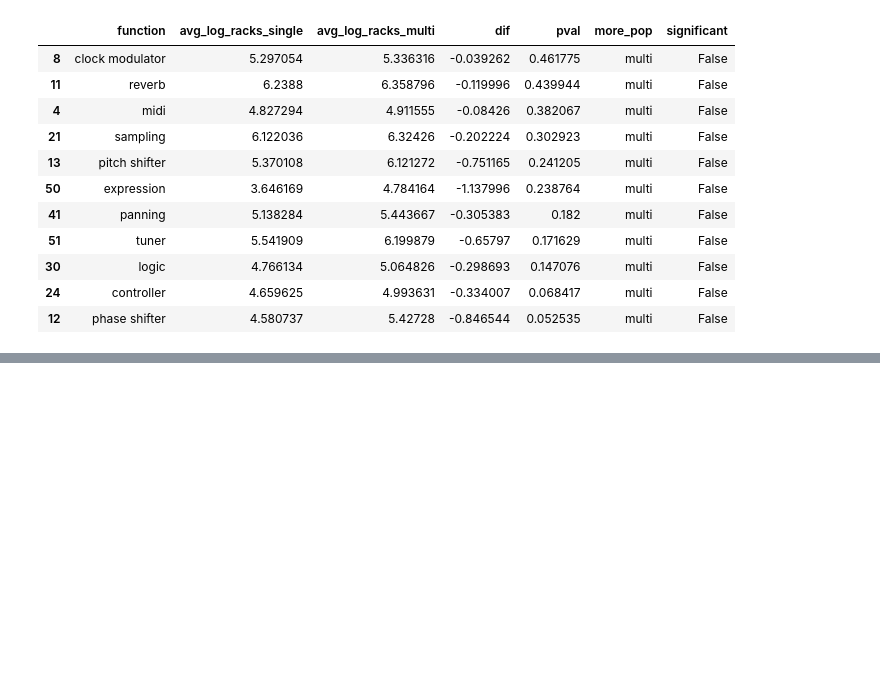
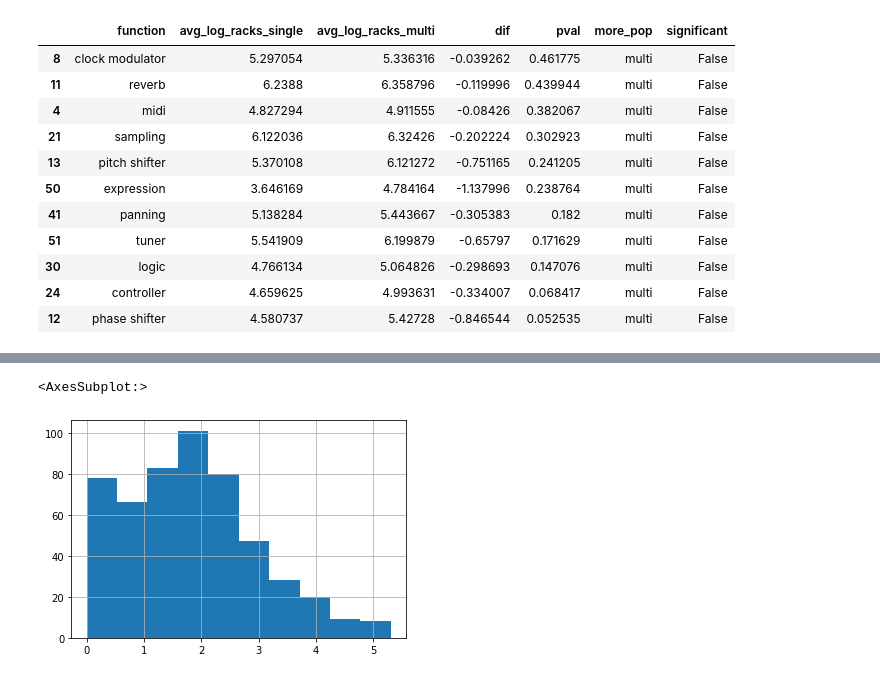
Before and after one commit to zstone00000/nycdsa_python_project, a Jupyter notebook: Eurorack_EDA.ipynb, the cells around one changed output, grey strips where cells are left out. Cells and saved outputs as stored; diff of their text form; code cells hidden in the pictures; blank space fills up the shorter version.

```diff
--- a/Eurorack_EDA.ipynb
+++ b/Eurorack_EDA.ipynb
@@ -760,0 +773,5 @@ Do popular companies with high total popularity have many popular items accross
+# %%
+np.log(brand_data.n_modules).hist()
+# %% [output]
+<AxesSubplot:>
+[figure, added]
```
Also changed, not shown: parts of 51 cells of this notebook.
